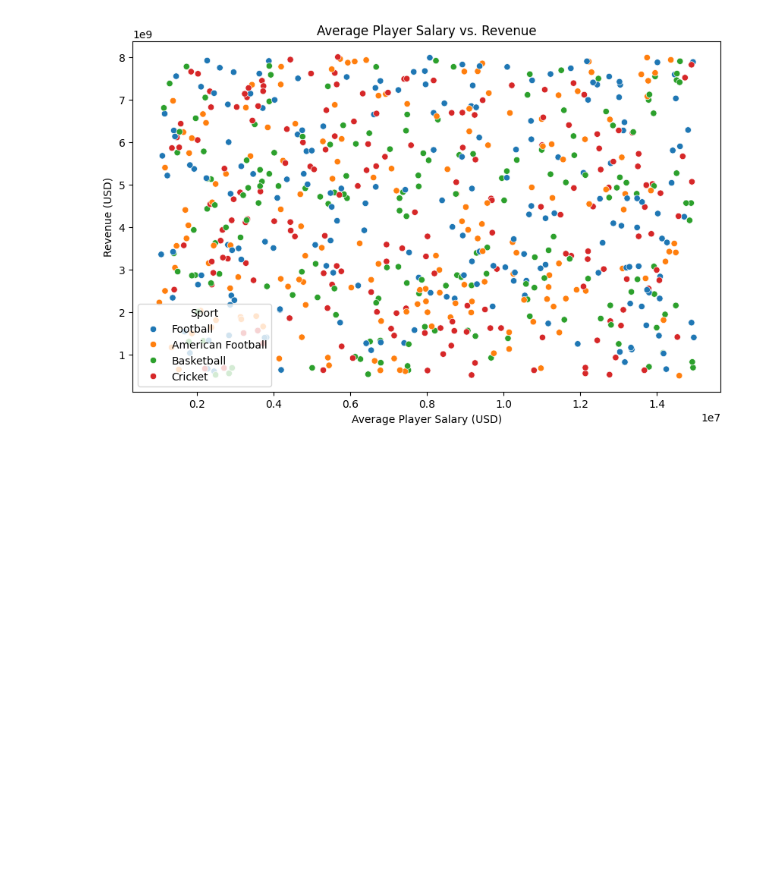
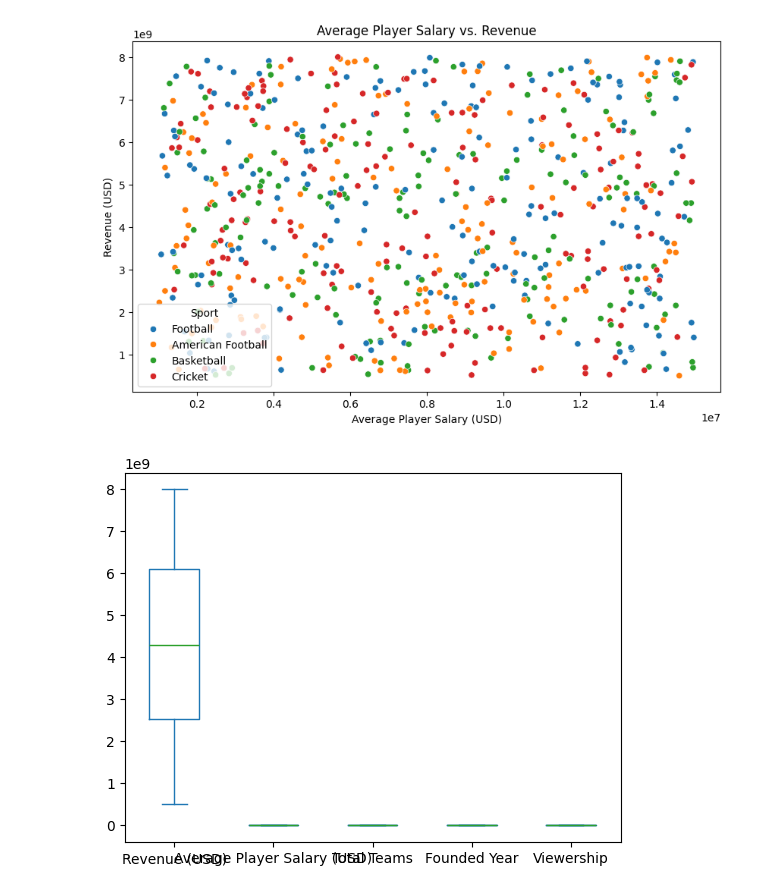
Before and after one commit to hasanenesguray/Data_Visualisation, a Jupyter notebook: World's Richest Sports Leagues Dataset/World's Richest Sports Leagues Dataset.ipynb, the cells around one changed output. Cells and saved outputs as stored; diff of their text form; code cells hidden in the pictures; blank space fills up the shorter version.

```diff
--- a/World's Richest Sports Leagues Dataset/World's Richest Sports Leagues Dataset.ipynb
+++ b/World's Richest Sports Leagues Dataset/World's Richest Sports Leagues Dataset.ipynb
@@ -114,3 +114,8 @@ plt.legend(title='Sport')
 plt.show()
 # %% [output]
 [figure]
+# %%
+import missingno as msno
+df.plot(kind= "box");
+# %% [output]
+[figure, added]
```
Also changed, not shown: parts of 3 cells of this notebook.
